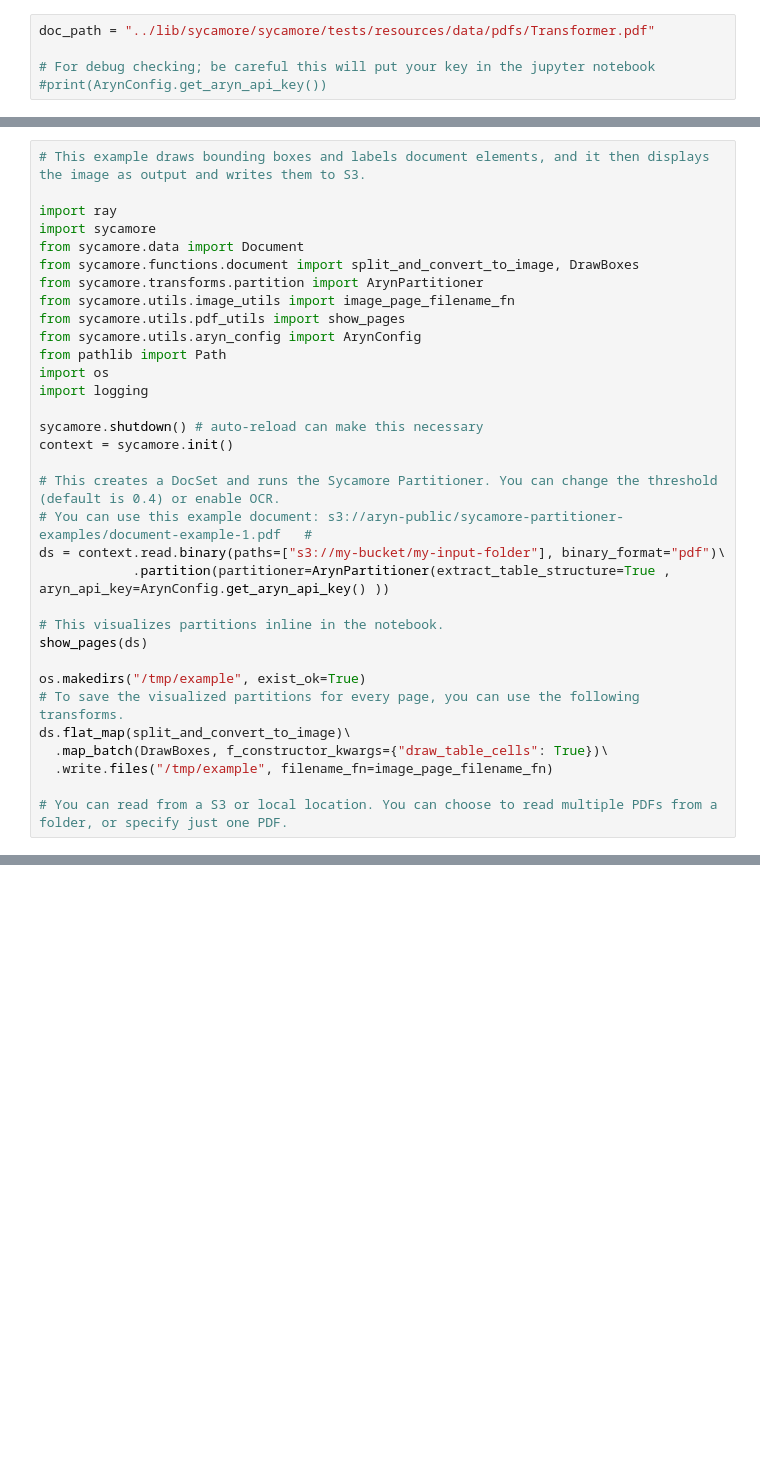
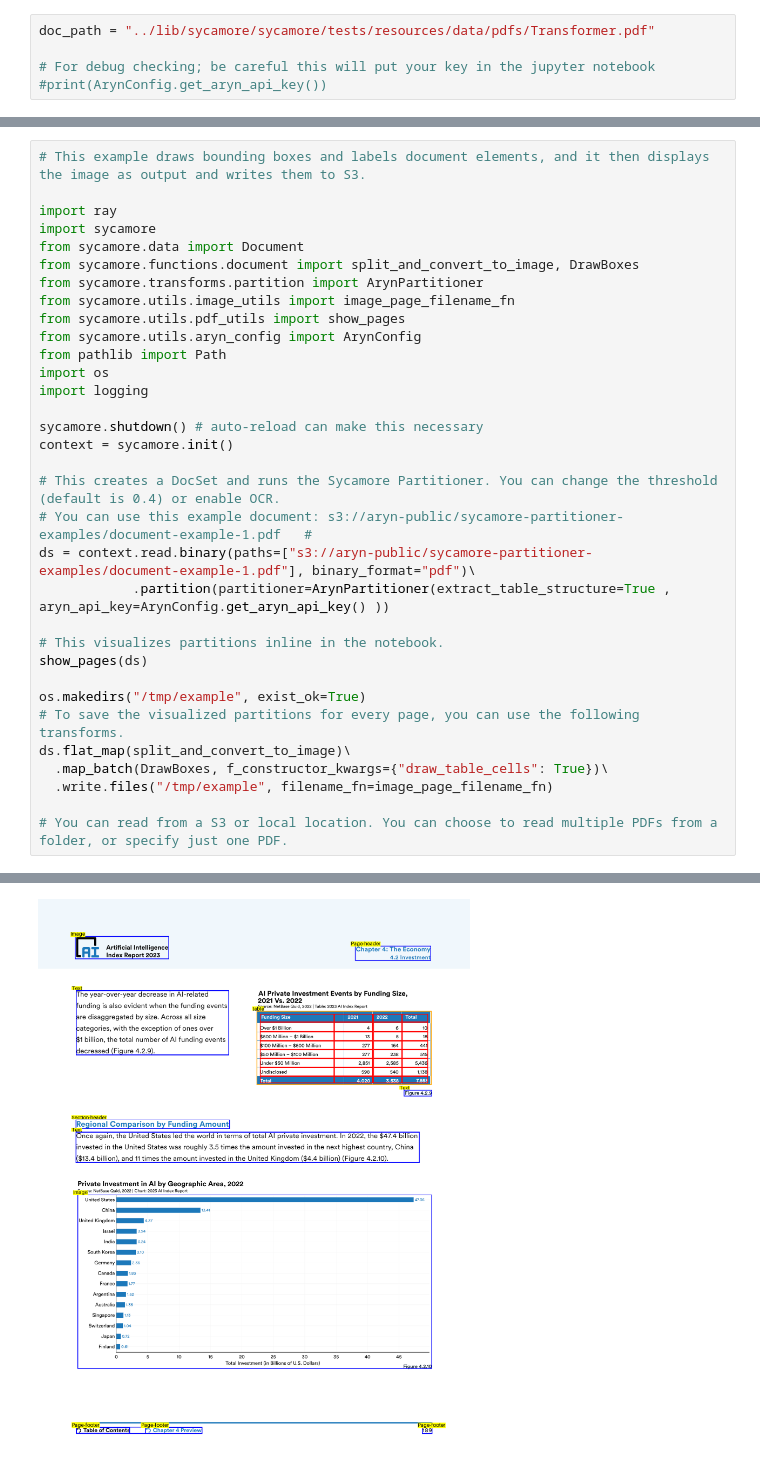
Before and after one commit to aryn-ai/sycamore, a Jupyter notebook: notebooks/SycamorePartitionerExample.ipynb, the cells around one changed output, grey strips where cells are left out. Cells and saved outputs as stored; diff of their text form; blank space fills up the shorter version.

```diff
--- a/notebooks/SycamorePartitionerExample.ipynb
+++ b/notebooks/SycamorePartitionerExample.ipynb
@@ -66,7 +85,7 @@ context = sycamore.init()
 
 # This creates a DocSet and runs the Sycamore Partitioner. You can change the threshold (default is 0.4) or enable OCR.
 # You can use this example document: s3://aryn-public/sycamore-partitioner-examples/document-example-1.pdf   #
-ds = context.read.binary(paths=["s3://my-bucket/my-input-folder"], binary_format="pdf")\
+ds = context.read.binary(paths=["s3://aryn-public/sycamore-partitioner-examples/document-example-1.pdf"], binary_format="pdf")\
             .partition(partitioner=ArynPartitioner(extract_table_structure=True , aryn_api_key=ArynConfig.get_aryn_api_key() ))
 
 # This visualizes partitions inline in the notebook.
@@ -79,3 +98,4 @@ ds.flat_map(split_and_convert_to_image)\
   .write.files("/tmp/example", filename_fn=image_page_filename_fn)
 
 # You can read from a S3 or local location. You can choose to read multiple PDFs from a folder, or specify just one PDF.
+# %% [output]
@@ -81,0 +127 @@ ds.flat_map(split_and_convert_to_image)\
+[figure, added]
```
Also changed, not shown: parts of 5 cells of this notebook, 13 other files.
